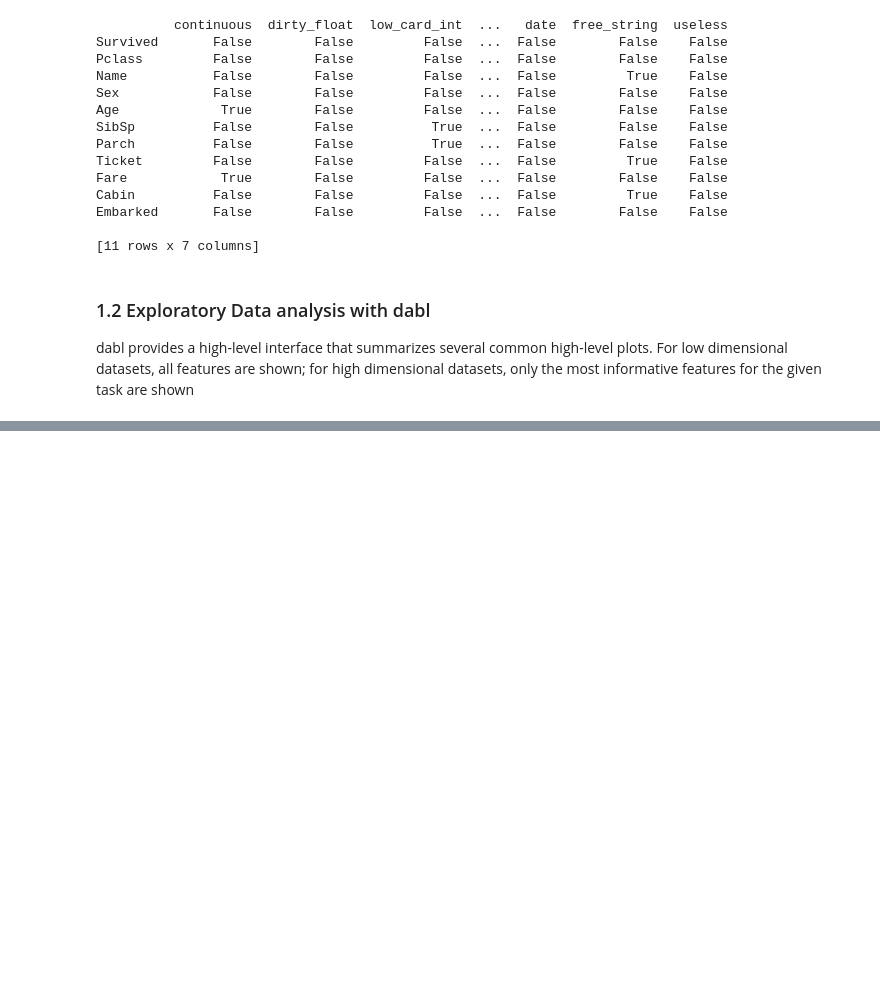
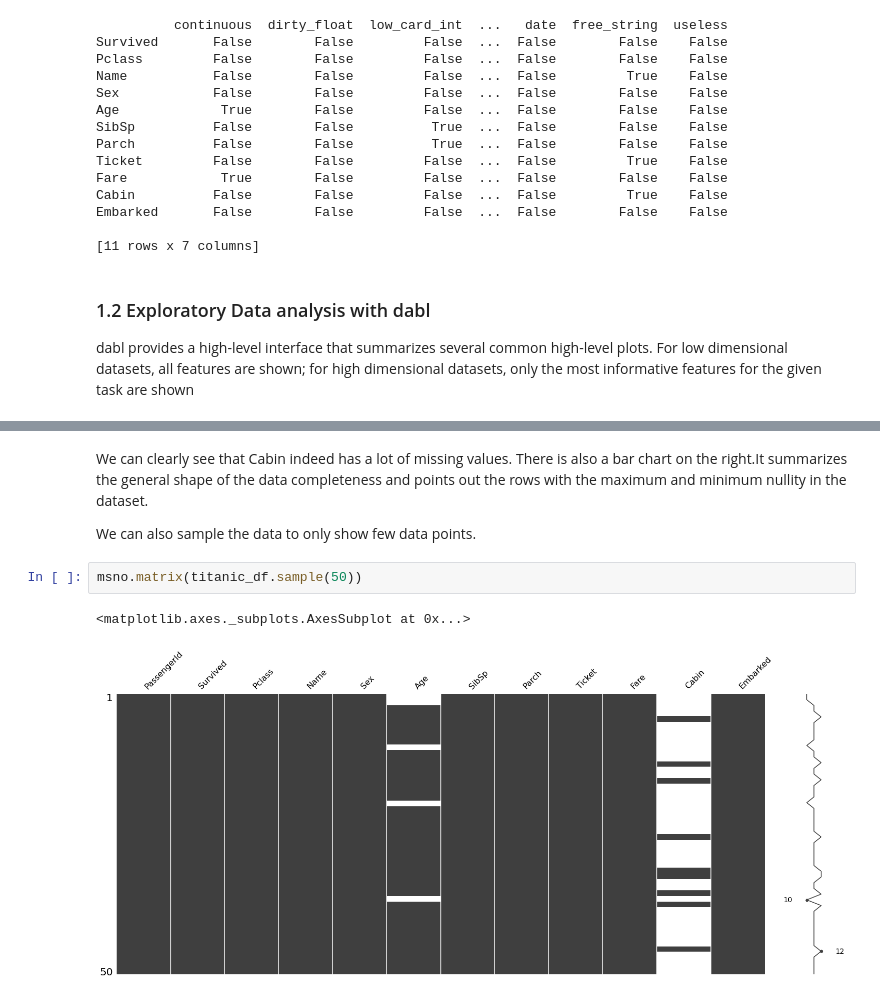
Before and after one commit to bramhe/Useful-Python-libraries-for-Data-Science, a Jupyter notebook: Useful_Python_libraries_for_Data_Science.ipynb, the cells around one changed output, grey strips where cells are left out. Cells and saved outputs as stored; diff of their text form; blank space fills up the shorter version.

```diff
--- a/Useful_Python_libraries_for_Data_Science.ipynb
+++ b/Useful_Python_libraries_for_Data_Science.ipynb
@@ -123,0 +205,9 @@ dabl provides a high-level interface that summarizes several common high-level p
+# %% [markdown]
+We can clearly see that Cabin indeed has a lot of missing values. There is also a bar chart on the right.It summarizes the general shape of the data completeness and points out the rows with the maximum and minimum nullity in the dataset.
+
+We can also sample the data to only show few data points.
+# %%
+msno.matrix(titanic_df.sample(50))
+# %% [output]
+<matplotlib.axes._subplots.AxesSubplot at 0x...>
+[figure, added]
```
Also changed, not shown: parts of 82 cells of this notebook.
